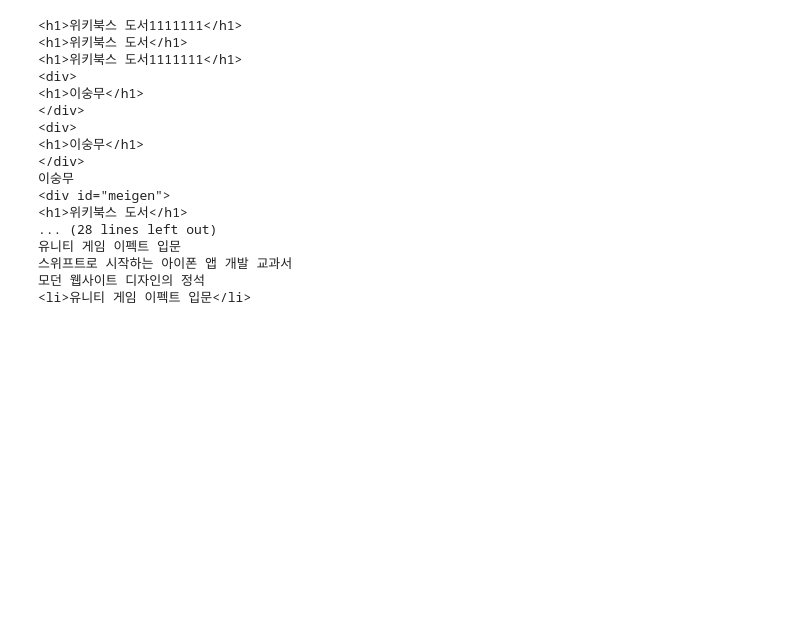
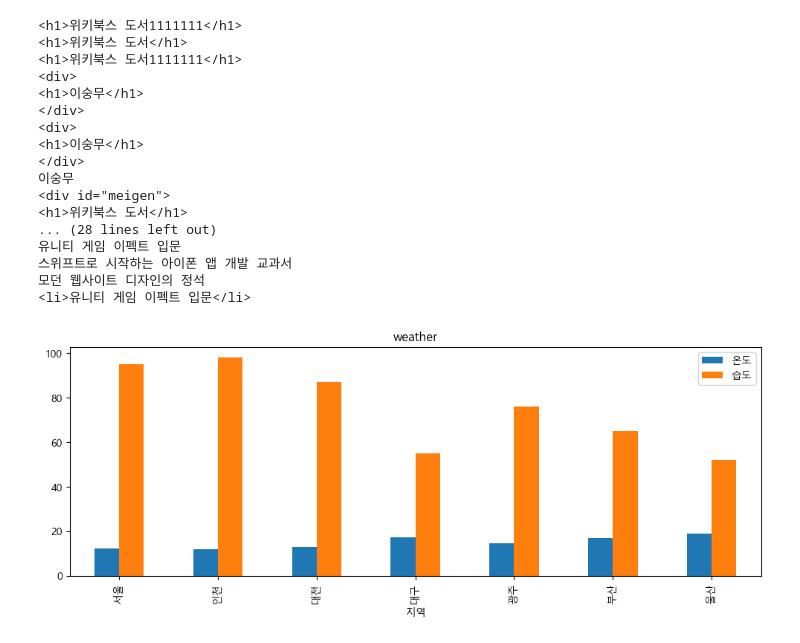
Before and after one commit to SoongMoo/soldesk20250412, a Jupyter notebook: 4Day.ipynb, the cells around one changed output. Cells and saved outputs as stored; diff of their text form; code cells hidden in the pictures; blank space fills up the shorter version.

```diff
--- a/4Day.ipynb
+++ b/4Day.ipynb
@@ -567,32 +567,34 @@ url = "https://www.weather.go.kr/w/observation/land/city-obs.do"
 source  = requests.get(url)
 
 # 크롤링
 soup = BeautifulSoup(source.content, 'html.parser')
 table = soup.find("table",{"class":"table-col"})
 #print(table)
-data =[]
+data =[] #  크롤링 한데이터 저장
 for tr in table.find_all('tr'):
     ths = list(tr.find_all('th'))
     tds = list(tr.find_all('td'))
     for th in ths:
         if th.find('a'):
             point = th.find('a').string
             temp = tds[4].string
-            humidity = tds[9].string
+            humidity = tds[8].string
             data.append([point, temp, humidity])
 # 데이터를 분석
 # 데이터 저장
 with open("weather.csv" , "w" , encoding="utf-8") as f:
     f.write('지역,온도,습도\n')
     for l in data:
         f.write(f"{l[0]},{l[1]},{l[2]}\n")
 #테이터 처리
 df = pandas.read_csv("weather.csv",  encoding='utf-8', index_col='지역')
 #print(df)
 city_df = df.loc[['서울','인천','대전','대구','광주','부산','울산']]
 #print(city_df)
 #시각화
 font_name = mpl.font_manager.FontProperties(fname="C:\Windows\Fonts\malgun.ttf").get_name()
 mpl.rc('font', family=font_name)
 ax = city_df.plot(kind='bar', title='weather', figsize=(12,4))
 plt.show()
+# %% [output]
+[figure, added]
```
Also changed, not shown: parts of 11 cells of this notebook.
